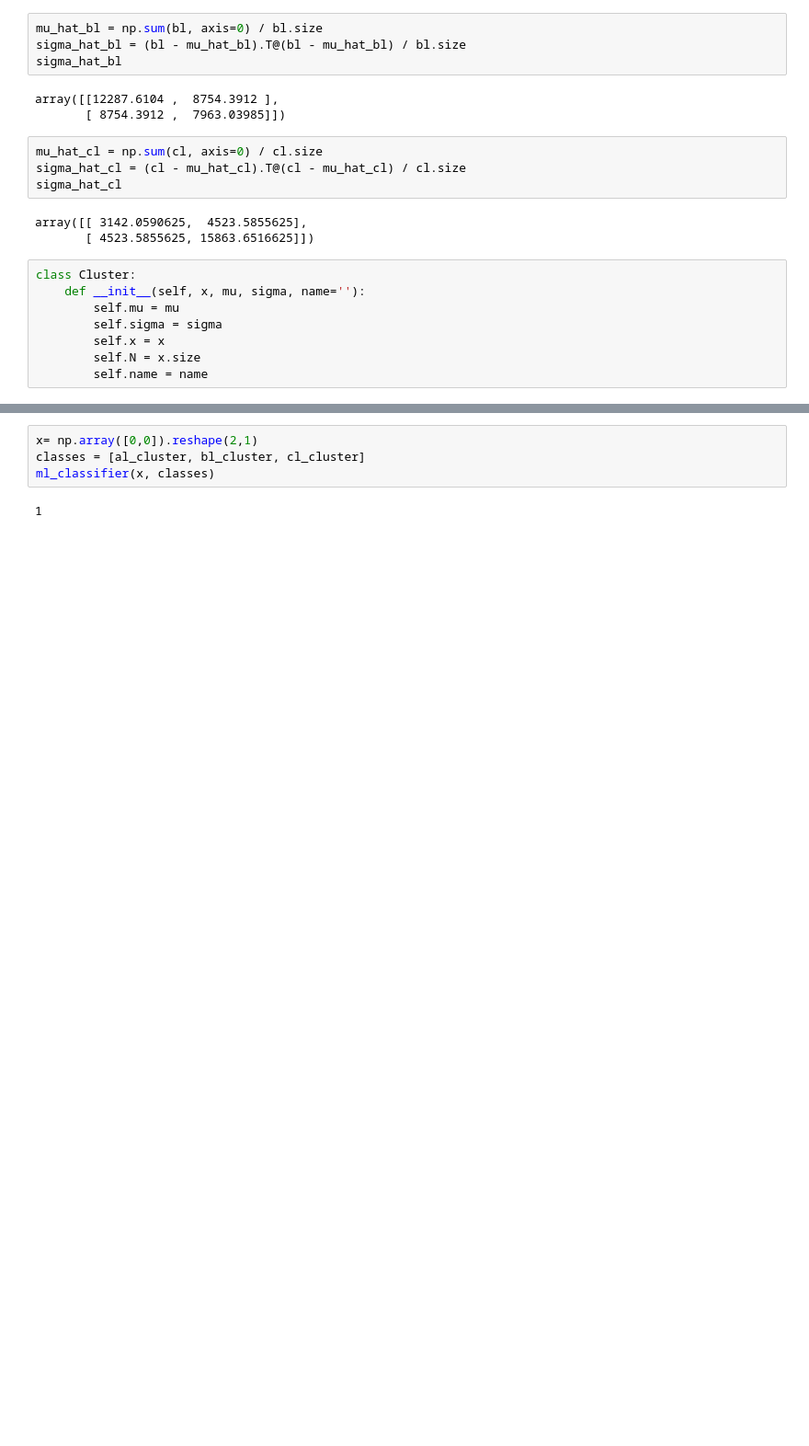
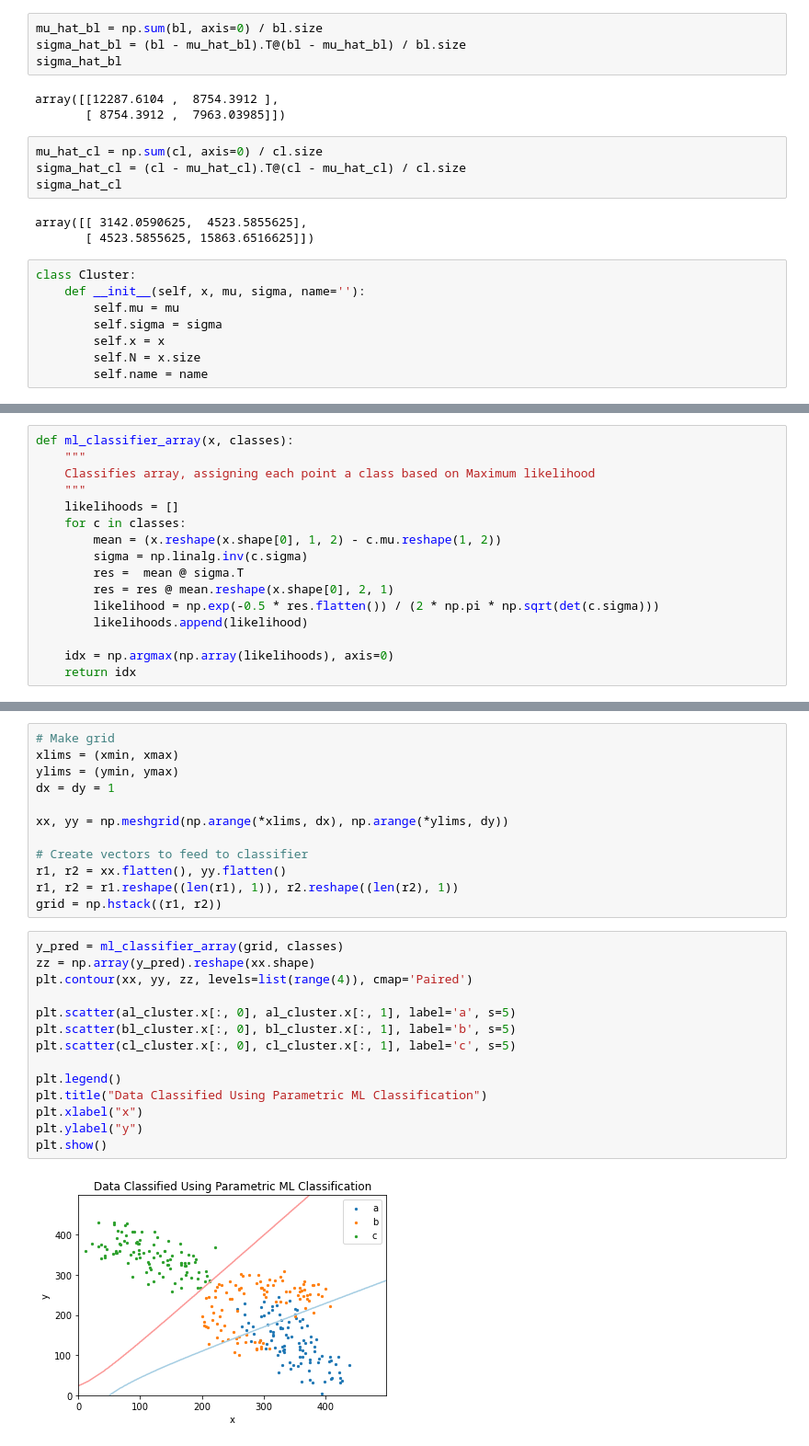
Before and after one commit to cgleone/syde572lab1, a Jupyter notebook: lab2/q2.ipynb, the cells around one changed output, grey strips where cells are left out. Shown: that part at 92% size. Saved outputs shown, nothing was run; the diff lists cells and outputs as text; blank space fills up the shorter version.

```diff
--- a/lab2/q2.ipynb
+++ b/lab2/q2.ipynb
@@ -59,5 +59,21 @@ def ml_classifier(x, classes):
         likelihoods.append(likelihood)
     idx = np.argmax(likelihoods)
     return idx
+# %%
+def ml_classifier_array(x, classes):
+    """
+    Classifies array, assigning each point a class based on Maximum likelihood
+    """
+    likelihoods = []
+    for c in classes:
+        mean = (x.reshape(x.shape[0], 1, 2) - c.mu.reshape(1, 2))
+        sigma = np.linalg.inv(c.sigma)
+        res =  mean @ sigma.T
+        res = res @ mean.reshape(x.shape[0], 2, 1)
+        likelihood = np.exp(-0.5 * res.flatten()) / (2 * np.pi * np.sqrt(det(c.sigma)))
+        likelihoods.append(likelihood)
+
+    idx = np.argmax(np.array(likelihoods), axis=0)
+    return idx
 # %%
 ymin, ymax, xmin, xmax = 0, 500, 0, 500
@@ -67,10 +83,32 @@ x = np.linspace(xmin, xmax, count)
 y = np.linspace(ymin, ymax, count)
 x_coords, y_coords = np.meshgrid(x, y, indexing='ij')
 classified_array = np.zeros_like(x_coords)
-# %%
-x= np.array([0,0]).reshape(2,1)
-classes = [al_cluster, bl_cluster, cl_cluster]
-ml_classifier(x, classes)
-# %% [output]
-1
+# %%
+# Make grid
+xlims = (xmin, xmax)
+ylims = (ymin, ymax)
+dx = dy = 1
+
+xx, yy = np.meshgrid(np.arange(*xlims, dx), np.arange(*ylims, dy))
+
+# Create vectors to feed to classifier
+r1, r2 = xx.flatten(), yy.flatten()
+r1, r2 = r1.reshape((len(r1), 1)), r2.reshape((len(r2), 1))
+grid = np.hstack((r1, r2))
+# %%
+y_pred = ml_classifier_array(grid, classes)
+zz = np.array(y_pred).reshape(xx.shape)
+plt.contour(xx, yy, zz, levels=list(range(4)), cmap='Paired')
+
+plt.scatter(al_cluster.x[:, 0], al_cluster.x[:, 1], label='a', s=5)
+plt.scatter(bl_cluster.x[:, 0], bl_cluster.x[:, 1], label='b', s=5)
+plt.scatter(cl_cluster.x[:, 0], cl_cluster.x[:, 1], label='c', s=5)
+
+plt.legend()
+plt.title("Data Classified Using Parametric ML Classification")
+plt.xlabel("x")
+plt.ylabel("y")
+plt.show()
+# %% [output]
+[figure, added]
 # %%
```
Also changed, not shown: parts of 13 cells of this notebook.
